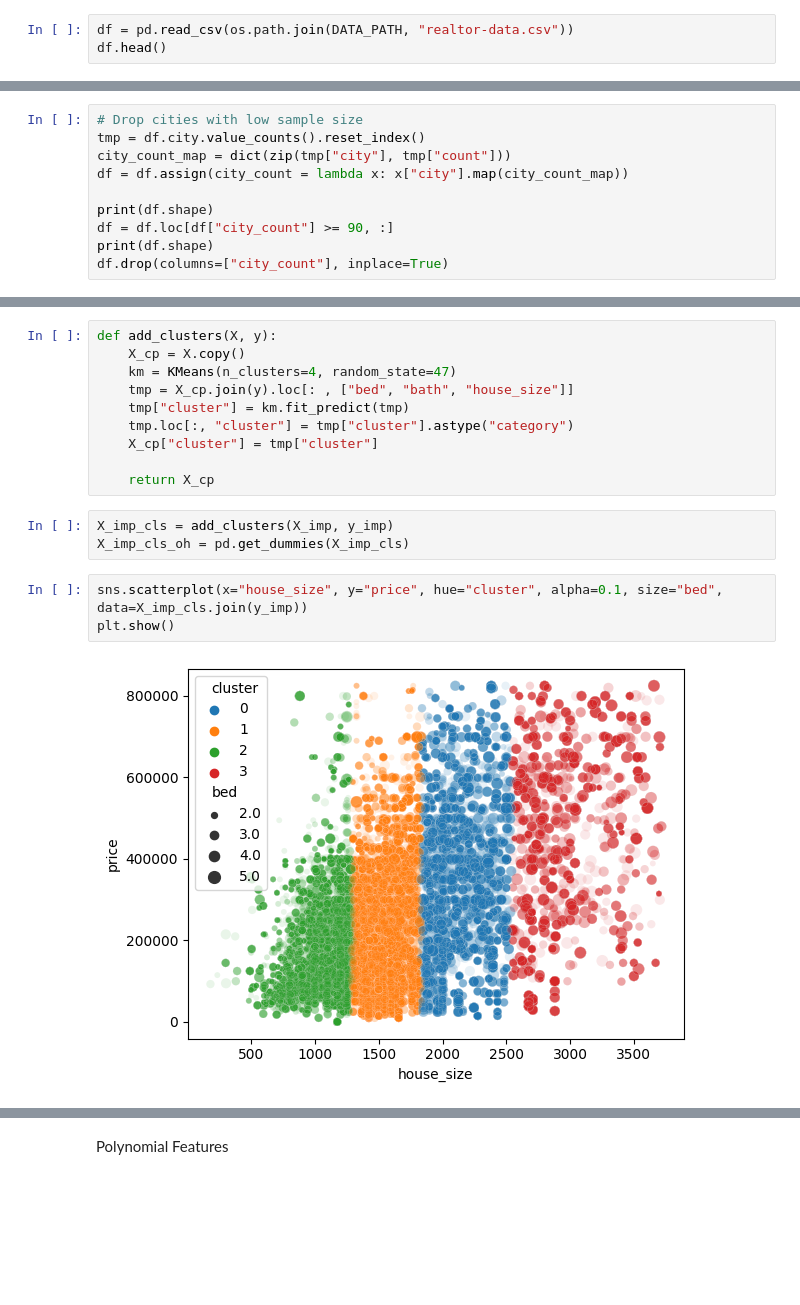
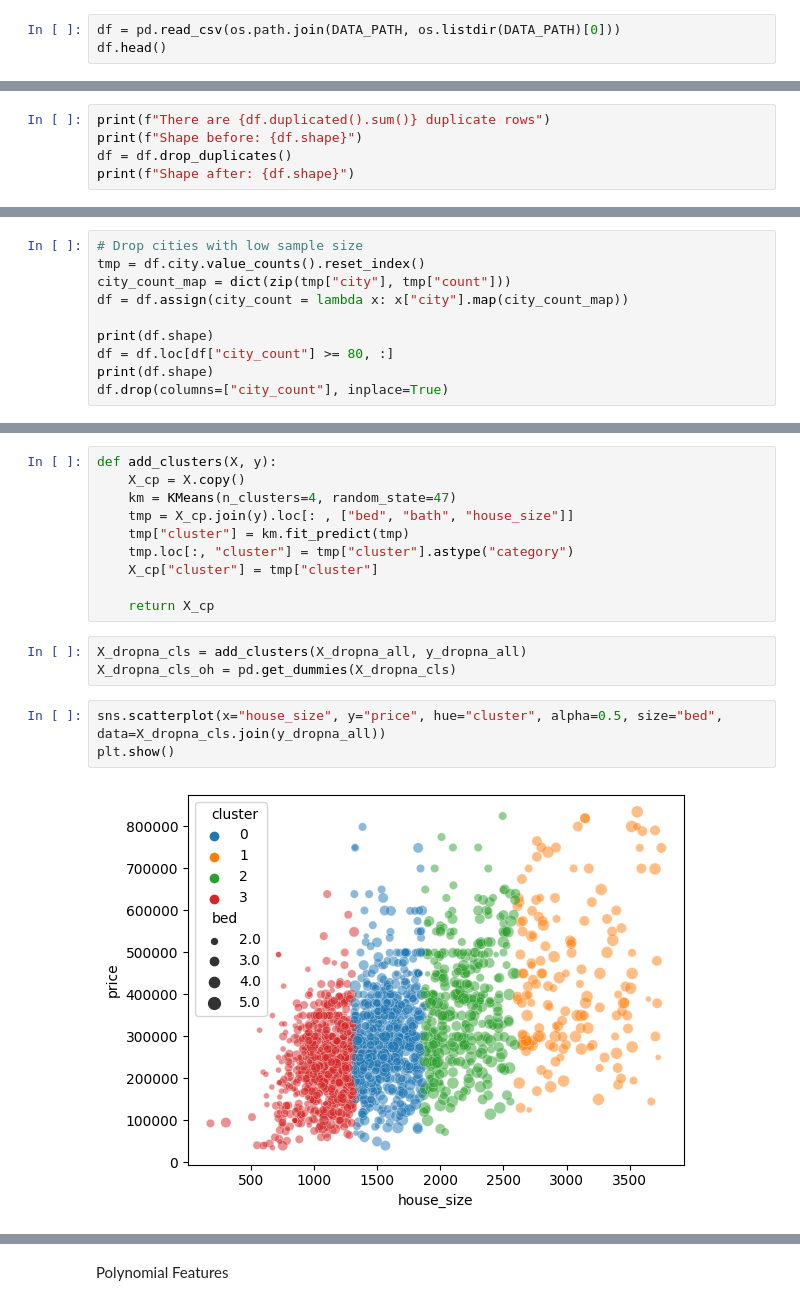
Before and after one commit to antonisgiann/ml_with_scikit-learn, a Jupyter notebook: Regression/usa-real-estate-dataset/notebook.ipynb, the cells around one changed output, grey strips where cells are left out. Cells and saved outputs as stored; diff of their text form; blank space fills up the shorter version.

Commit message:
Adding partial plots

```diff
--- a/Regression/usa-real-estate-dataset/notebook.ipynb
+++ b/Regression/usa-real-estate-dataset/notebook.ipynb
@@ -111,7 +116,7 @@ def custom_fillnas(df):
 # %% [markdown]
 ### EDA
 # %%
-df = pd.read_csv(os.path.join(DATA_PATH, "realtor-data.csv"))
+df = pd.read_csv(os.path.join(DATA_PATH, os.listdir(DATA_PATH)[0]))
 df.head()
 # %% [output]
 |  | status | bed | bath | acre_lot | city | state | zip_code | house_size | prev_sold_date | price |
@@ -120,3 +125,8 @@ df.head()
 | 2 | for_sale | 2.0 | 1.0 | 0.15 | Juana Diaz | Puerto Rico | 795.0 | 748.0 | NaN | 67000.0 |
 | 3 | for_sale | 4.0 | 2.0 | 0.10 | Ponce | Puerto Rico | 731.0 | 1800.0 | NaN | 145000.0 |
 | 4 | for_sale | 6.0 | 2.0 | 0.05 | Mayaguez | Puerto Rico | 680.0 | NaN | NaN | 65000.0 |
+# %%
+print(f"There are {df.duplicated().sum()} duplicate rows")
+print(f"Shape before: {df.shape}")
+df = df.drop_duplicates()
+print(f"Shape after: {df.shape}")
@@ -258,7 +272,7 @@ city_count_map = dict(zip(tmp["city"], tmp["count"]))
 df = df.assign(city_count = lambda x: x["city"].map(city_count_map))
 
 print(df.shape)
-df = df.loc[df["city_count"] >= 90, :]
+df = df.loc[df["city_count"] >= 80, :]
 print(df.shape)
 df.drop(columns=["city_count"], inplace=True)
 # %% [output]
@@ -498,12 +512,12 @@ def add_clusters(X, y):
     X_cp["cluster"] = tmp["cluster"]
 
     return X_cp
-# %%
-X_imp_cls = add_clusters(X_imp, y_imp)
-X_imp_cls_oh = pd.get_dummies(X_imp_cls)
+# %%
+X_dropna_cls = add_clusters(X_dropna_all, y_dropna_all)
+X_dropna_cls_oh = pd.get_dummies(X_dropna_cls)
 # %%
-sns.scatterplot(x="house_size", y="price", hue="cluster", alpha=0.1, size="bed", data=X_imp_cls.join(y_imp))
+sns.scatterplot(x="house_size", y="price", hue="cluster", alpha=0.5, size="bed", data=X_dropna_cls.join(y_dropna_all))
 plt.show()
 # %% [output]
-[figure, old version]
+[figure, new version]
 # %%
```
Also changed, not shown: parts of 54 cells of this notebook.
